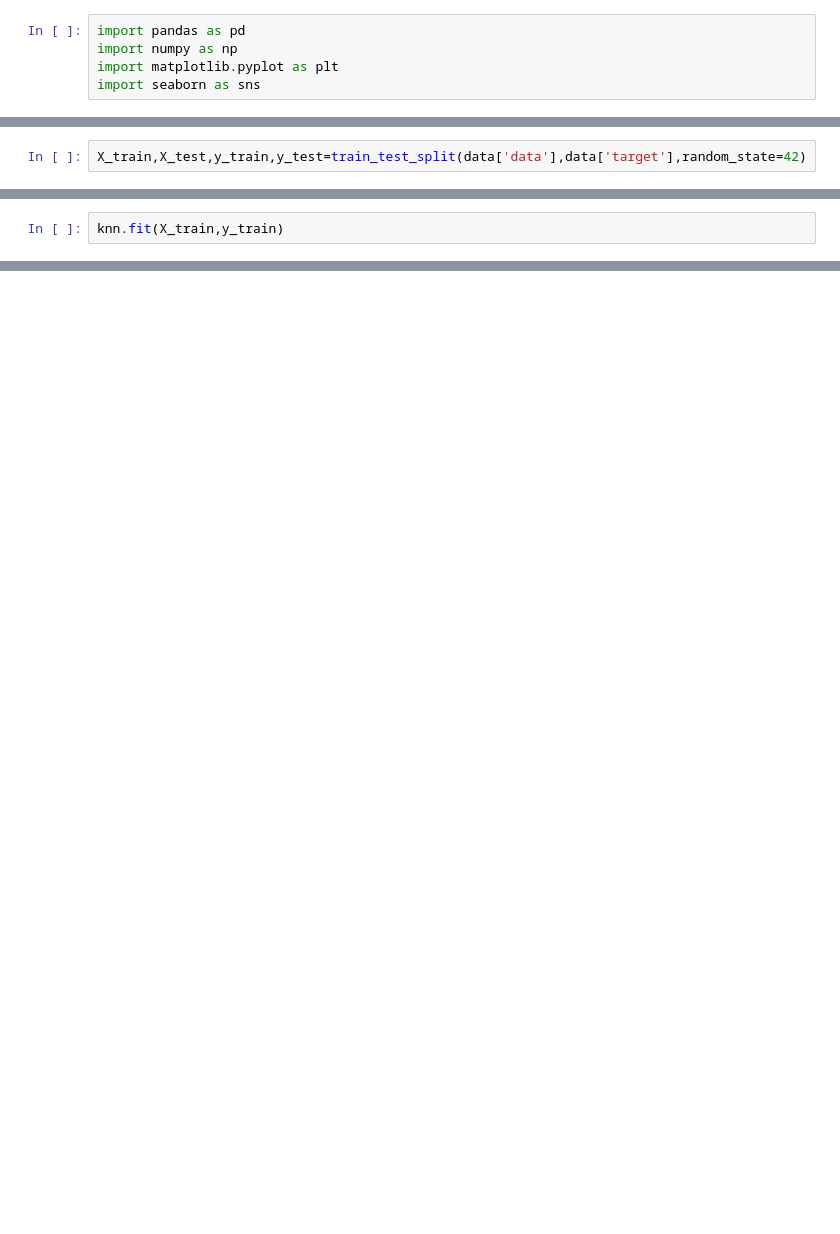
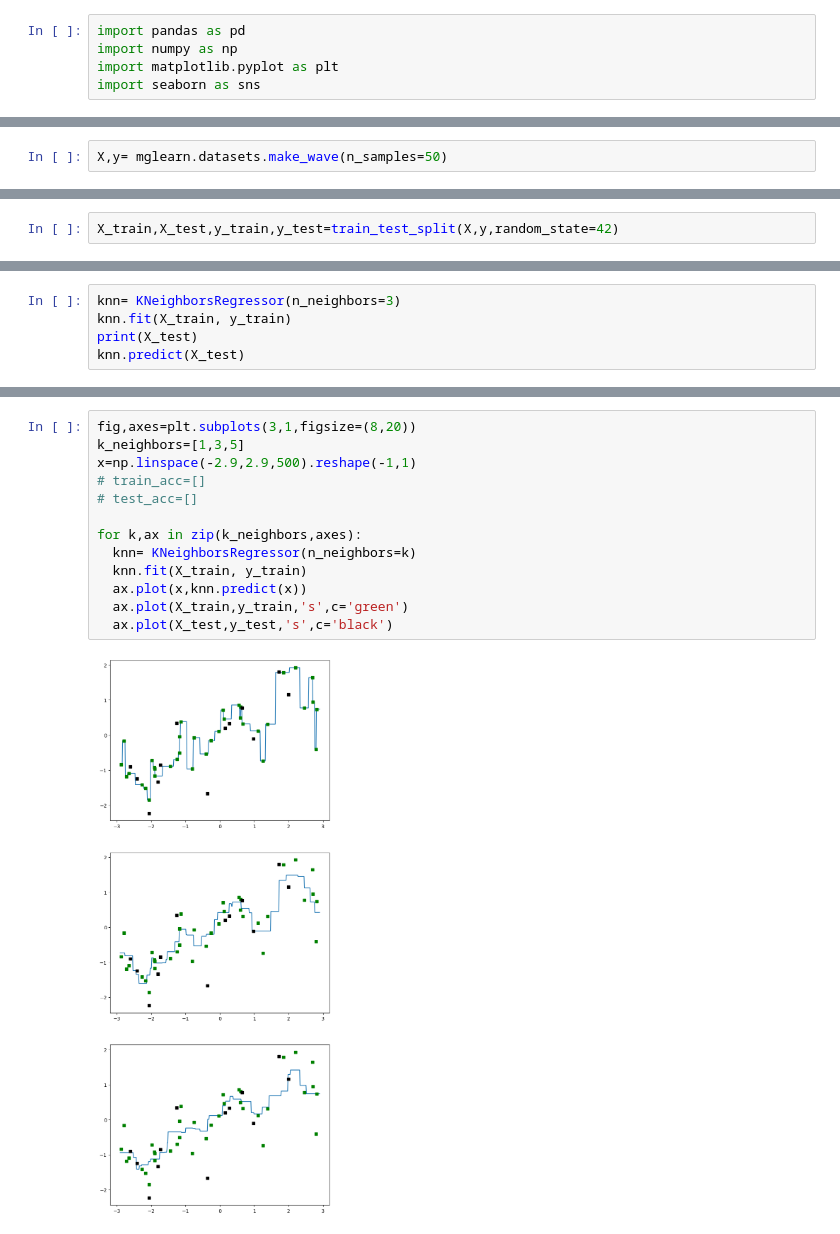
Before and after one commit to jnsbrdbr/jnsbrdbr, a Jupyter notebook: lesson1.ipynb, the cells around one changed output, grey strips where cells are left out. Cells and saved outputs as stored; diff of their text form; blank space fills up the shorter version.

```diff
--- a/lesson1.ipynb
+++ b/lesson1.ipynb
@@ -54,0 +38,2 @@ data['feature_names']
+# %%
+X,y= mglearn.datasets.make_wave(n_samples=50)
@@ -55,2 +60,2 @@ data['feature_names']
 # %%
-X_train,X_test,y_train,y_test=train_test_split(data['data'],data['target'],random_state=42)
+X_train,X_test,y_train,y_test=train_test_split(X,y,random_state=42)
@@ -126,3 +67,6 @@ knn= KNeighborsClassifier(n_neighbors=3)
 # %%
-knn.fit(X_train,y_train)
+knn= KNeighborsRegressor(n_neighbors=3)
+knn.fit(X_train, y_train)
+print(X_test)
+knn.predict(X_test)
 # %% [output]
@@ -147,0 +111,15 @@ array([1, 0, 2, 1, 1, 0, 1, 2, 1, 1, 2, 0, 0, 0, 0, 1, 2, 1, 1, 2, 0, 2,
+# %%
+fig,axes=plt.subplots(3,1,figsize=(8,20))
+k_neighbors=[1,3,5]
+x=np.linspace(-2.9,2.9,500).reshape(-1,1)
+# train_acc=[]
+# test_acc=[]
+
+for k,ax in zip(k_neighbors,axes):
+  knn= KNeighborsRegressor(n_neighbors=k)
+  knn.fit(X_train, y_train)
+  ax.plot(x,knn.predict(x))
+  ax.plot(X_train,y_train,'s',c='green')
+  ax.plot(X_test,y_test,'s',c='black')
+# %% [output]
+[figure, added]
```
Also changed, not shown: parts of 26 cells of this notebook.
